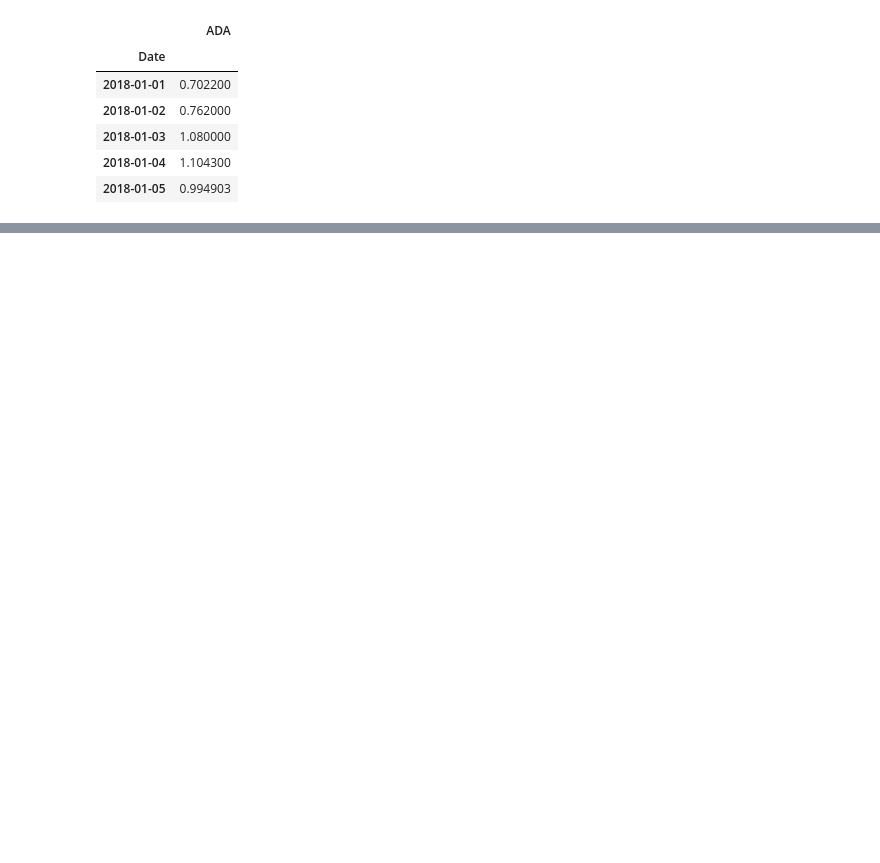
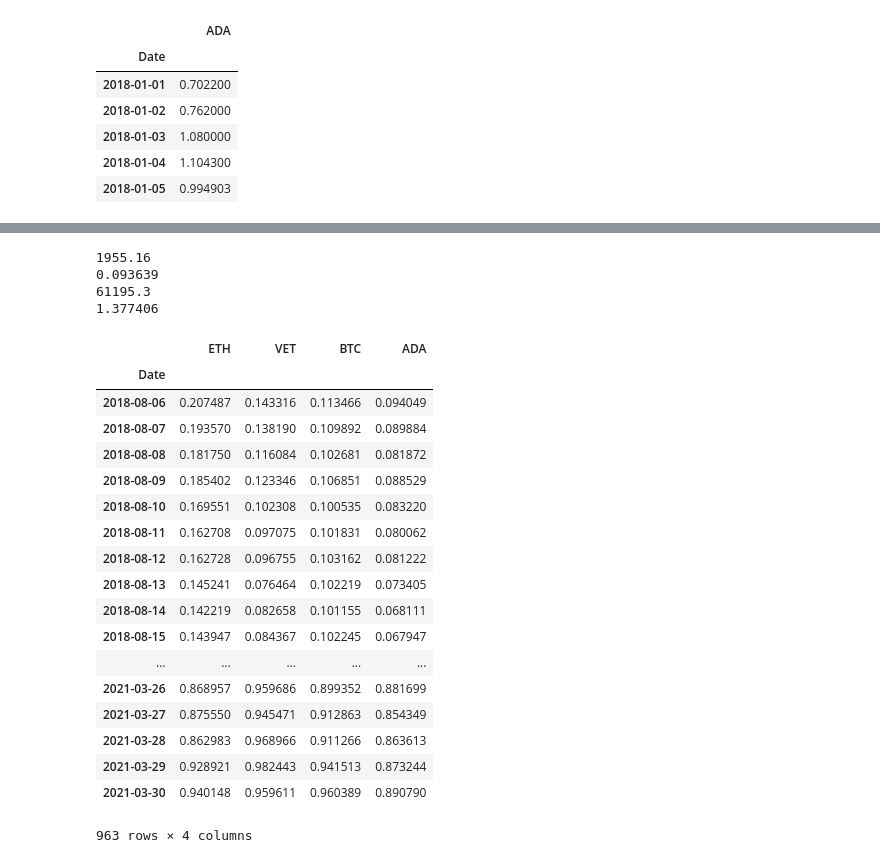
Before and after one commit to tokenaussie/project1_BTC_Altcoin_Correlation, a Jupyter notebook: Main.ipynb, the cells around one changed output, grey strips where cells are left out. Cells and saved outputs as stored; diff of their text form; code cells hidden in the pictures; blank space fills up the shorter version.

```diff
--- a/Main.ipynb
+++ b/Main.ipynb
@@ -72 +72,47 @@ daily_returns
 963 rows × 4 columns
+# %%
+eth_max = max(daily_returns['ETH'])
+vet_max = max(daily_returns['VET'])
+btc_max = max(daily_returns['BTC'])
+ada_max = max(daily_returns['ADA'])
+print(eth_max)
+print(vet_max)
+print(btc_max)
+print(ada_max)
+# %% [output]
+1955.16
+0.093639
+61195.3
+1.377406
+# %%
+eth_btc_ratio = btc_max / eth_max
+vet_btc_ratio = btc_max / vet_max
+ada_btc_ratio = btc_max / ada_max
+btc_btc_ratio = btc_max
+# %%
+eth_normalised_returns = daily_returns['ETH'] * eth_btc_ratio
+vet_normalised_returns = daily_returns['VET'] * vet_btc_ratio
+ada_normalised_returns = daily_returns['ADA'] * ada_btc_ratio
+# %%
+normalised_returns = pd.concat([eth_normalised_returns, vet_normalised_returns, daily_returns['BTC'], ada_normalised_returns], axis="columns", join="inner")
+normalised_returns / btc_max
+# %% [output]
+|  | ETH | VET | BTC | ADA |
+| Date |  |  |  |  |
+| 2018-08-06 | 0.207487 | 0.143316 | 0.113466 | 0.094049 |
+| 2018-08-07 | 0.193570 | 0.138190 | 0.109892 | 0.089884 |
+| 2018-08-08 | 0.181750 | 0.116084 | 0.102681 | 0.081872 |
+| 2018-08-09 | 0.185402 | 0.123346 | 0.106851 | 0.088529 |
+| 2018-08-10 | 0.169551 | 0.102308 | 0.100535 | 0.083220 |
+| 2018-08-11 | 0.162708 | 0.097075 | 0.101831 | 0.080062 |
+| 2018-08-12 | 0.162728 | 0.096755 | 0.103162 | 0.081222 |
+| 2018-08-13 | 0.145241 | 0.076464 | 0.102219 | 0.073405 |
+| 2018-08-14 | 0.142219 | 0.082658 | 0.101155 | 0.068111 |
+| 2018-08-15 | 0.143947 | 0.084367 | 0.102245 | 0.067947 |
+| ... | ... | ... | ... | ... |
+| 2021-03-26 | 0.868957 | 0.959686 | 0.899352 | 0.881699 |
+| 2021-03-27 | 0.875550 | 0.945471 | 0.912863 | 0.854349 |
+| 2021-03-28 | 0.862983 | 0.968966 | 0.911266 | 0.863613 |
+| 2021-03-29 | 0.928921 | 0.982443 | 0.941513 | 0.873244 |
+| 2021-03-30 | 0.940148 | 0.959611 | 0.960389 | 0.890790 |
+963 rows × 4 columns
```
Also changed, not shown: parts of 3 cells of this notebook.
